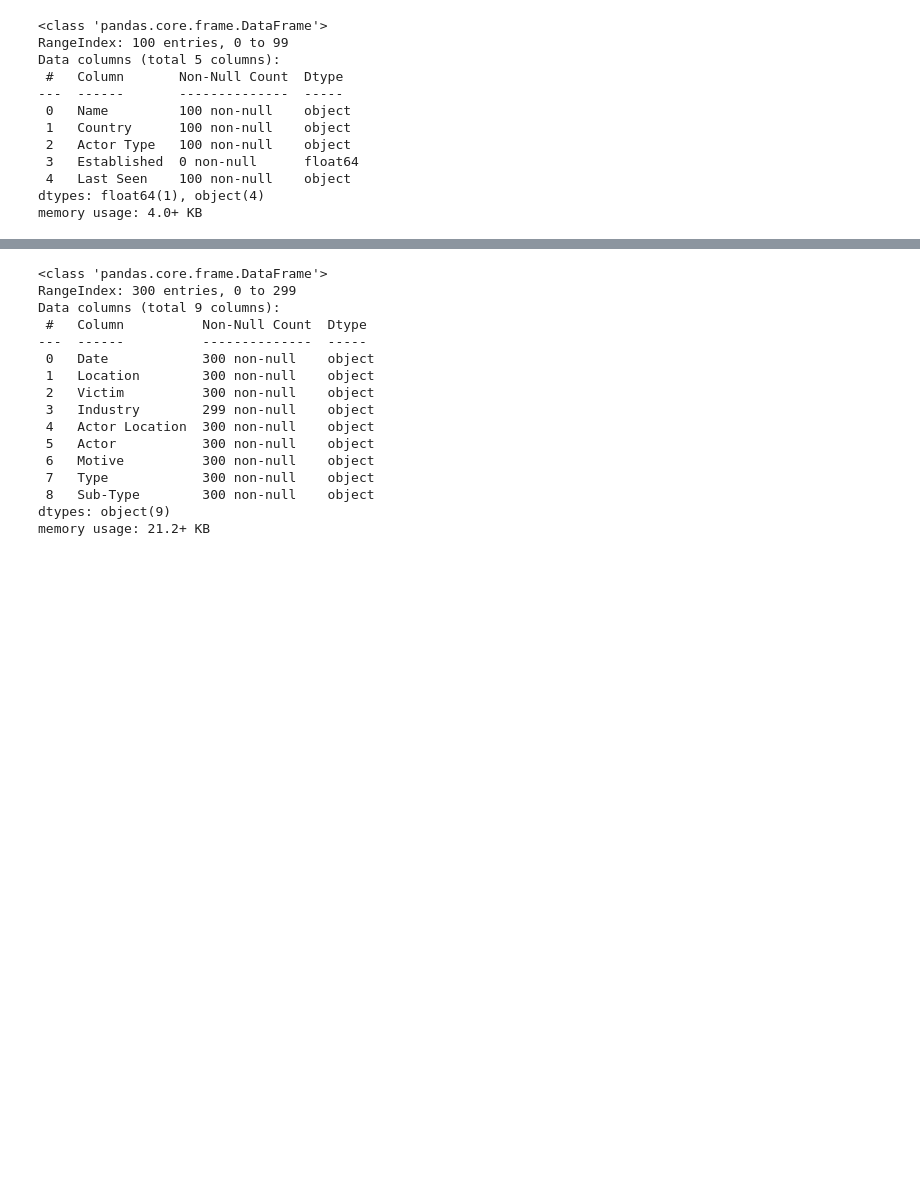
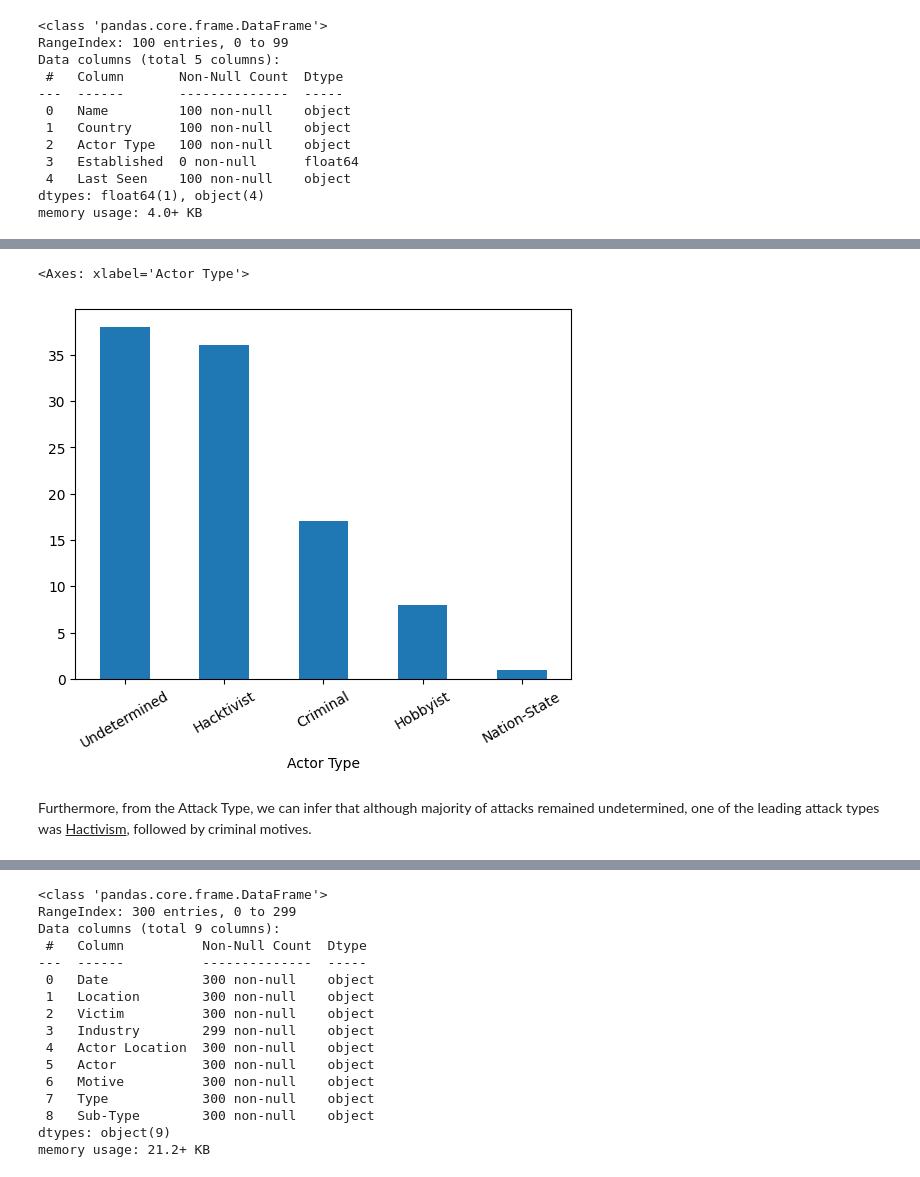
Before and after one commit to Sof0-0/CMPS3160_Project_CyberAttacks, a Jupyter notebook: DSProject.ipynb, the cells around one changed output, grey strips where cells are left out. Cells and saved outputs as stored; diff of their text form; code cells hidden in the pictures; blank space fills up the shorter version.

```diff
--- a/DSProject.ipynb
+++ b/DSProject.ipynb
@@ -53,0 +147,7 @@ In the first dataset above, we can see all detected Threat Actors.
+# %%
+df_threats['Actor Type'].value_counts().plot.bar(rot=30)
+# %% [output]
+<Axes: xlabel='Actor Type'>
+[figure, added]
+# %% [markdown]
+Furthermore, from the Attack Type, we can infer that although majority of attacks remained undetermined, one of the leading attack types was <ins>Hactivism</ins>, followed by criminal motives.
```
Also changed, not shown: parts of 32 cells of this notebook.
